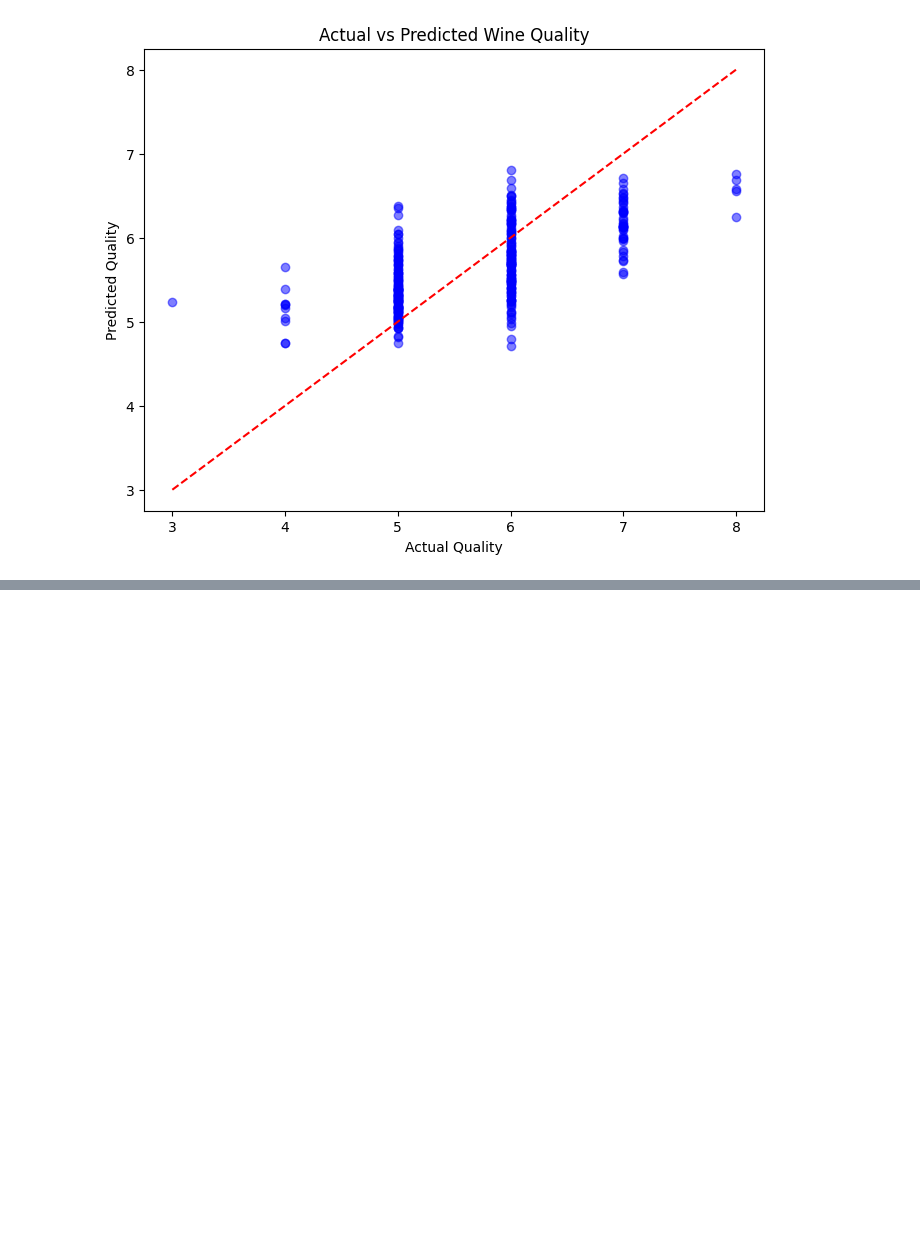
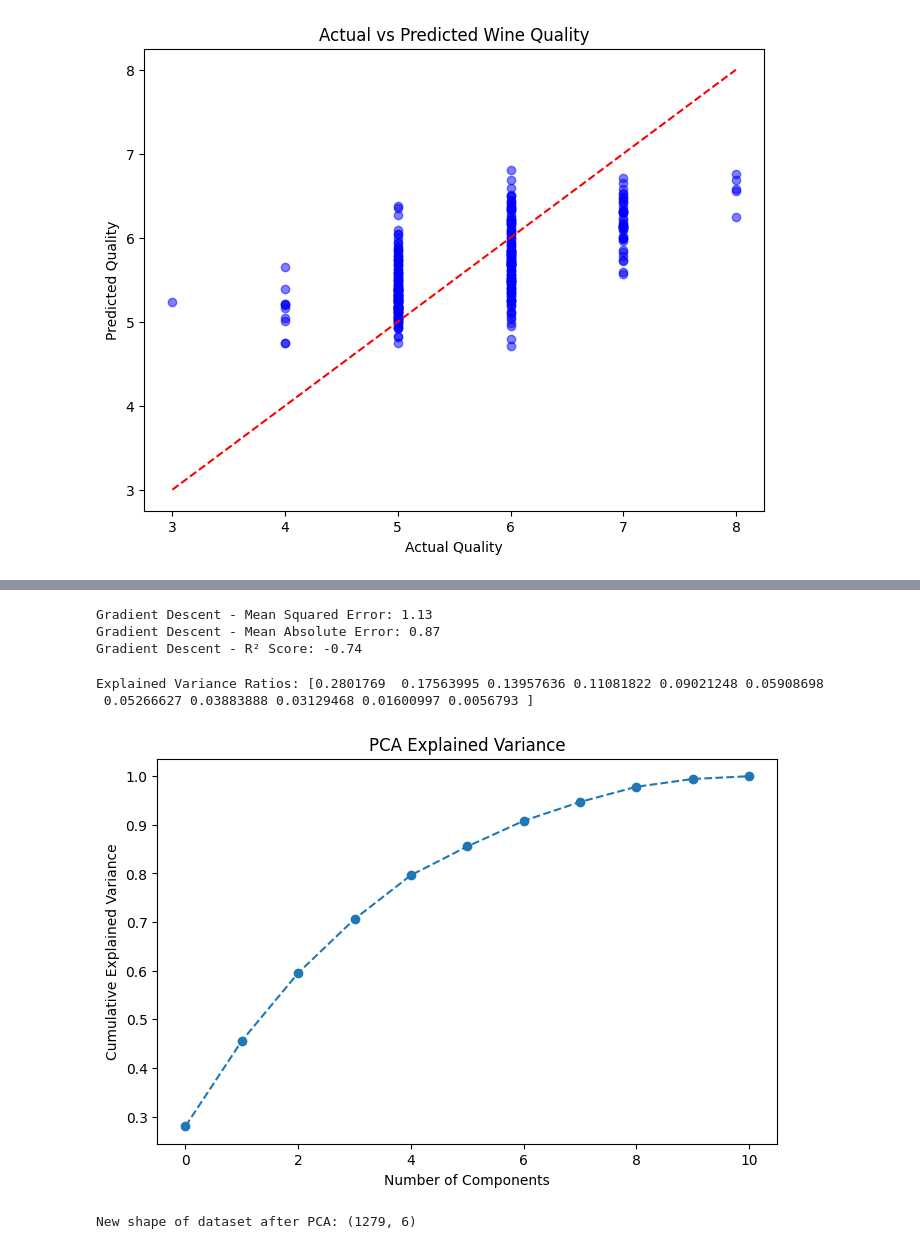
Before and after one commit to ArnvvA/ML, a Jupyter notebook: ML.ipynb, the cells around one changed output, grey strips where cells are left out. Drawn from its saved outputs; the diff is of its cells as text; code cells hidden in the pictures; blank space fills up the shorter version.

```diff
--- a/ML.ipynb
+++ b/ML.ipynb
@@ -88,0 +151,42 @@ Passing `palette` without assigning `hue` is deprecated and will be removed in v
+# %%
+mse_gd = mean_squared_error(y_test, y_pred_gd)
+mae_gd = mean_absolute_error(y_test, y_pred_gd)
+r2_gd = r2_score(y_test, y_pred_gd)
+
+print(f"Gradient Descent - Mean Squared Error: {mse_gd:.2f}")
+print(f"Gradient Descent - Mean Absolute Error: {mae_gd:.2f}")
+print(f"Gradient Descent - R² Score: {r2_gd:.2f}")
+# %% [output]
+Gradient Descent - Mean Squared Error: 1.13
+Gradient Descent - Mean Absolute Error: 0.87
+Gradient Descent - R² Score: -0.74
+# %%
+scaler = StandardScaler()
+X_train_scaled = scaler.fit_transform(X_train)  # Standardize features
+# %%
+pca = PCA()
+X_pca = pca.fit_transform(X_train_scaled)  # Transform data using PCA
+
+# Explained variance ratio tells us how much variance each principal component explains
+explained_variance = pca.explained_variance_ratio_
+print("Explained Variance Ratios:", explained_variance)
+
+# Plot the explained variance
+plt.figure(figsize=(8,5))
+plt.plot(np.cumsum(explained_variance), marker='o', linestyle='--')
+plt.xlabel("Number of Components")
+plt.ylabel("Cumulative Explained Variance")
+plt.title("PCA Explained Variance")
+plt.show()
+# %% [output]
+Explained Variance Ratios: [0.2801769  0.17563995 0.13957636 0.11081822 0.09021248 0.05908698
+ 0.05266627 0.03883888 0.03129468 0.01600997 0.0056793 ]
+[figure, added]
+# %%
+k = 6 # Choose number of principal components (e.g., based on explained variance)
+pca = PCA(n_components=k)
+X_train_pca = pca.fit_transform(X_train_scaled)
+
+print(f"New shape of dataset after PCA: {X_train_pca.shape}")
+# %% [output]
+New shape of dataset after PCA: (1279, 6)
```
Also changed, not shown: parts of 17 cells of this notebook.
